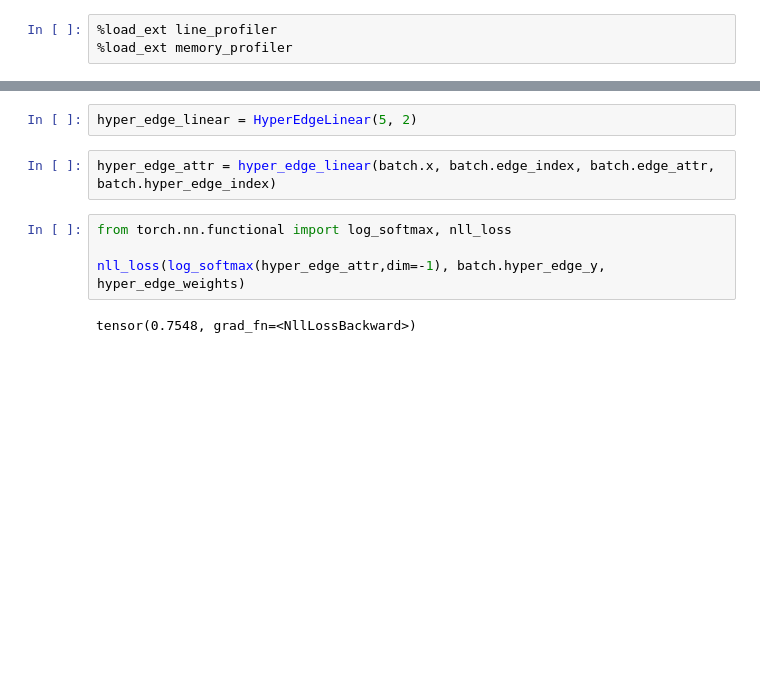
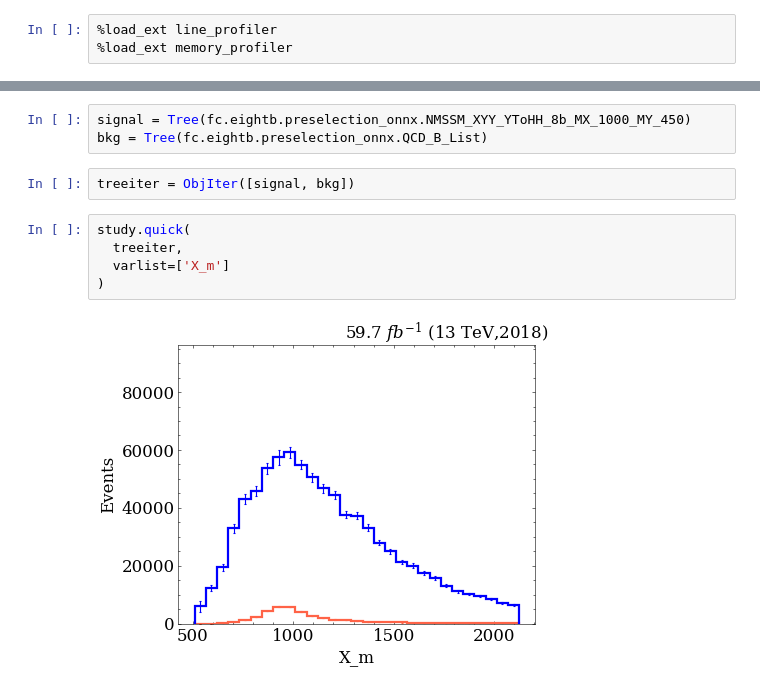
Before and after one commit to ekoenig4/analysis, a Jupyter notebook: jupyter/test_benchmark.ipynb, the cells around one changed output, grey strips where cells are left out. Saved outputs shown, nothing was run; the diff lists cells and outputs as text; blank space fills up the shorter version.

```diff
--- a/jupyter/test_benchmark.ipynb
+++ b/jupyter/test_benchmark.ipynb
@@ -69,10 +26,12 @@ class HyperEdgeLinear(torch.nn.Module):
-# %%
-hyper_edge_linear = HyperEdgeLinear(5, 2)
-# %%
-hyper_edge_attr = hyper_edge_linear(batch.x, batch.edge_index, batch.edge_attr, batch.hyper_edge_index)
-# %%
-from torch.nn.functional import log_softmax, nll_loss
-
-nll_loss(log_softmax(hyper_edge_attr,dim=-1), batch.hyper_edge_y, hyper_edge_weights)
-# %% [output]
-tensor(0.7548, grad_fn=<NllLossBackward>)
+# %%
+signal = Tree(fc.eightb.preselection_onnx.NMSSM_XYY_YToHH_8b_MX_1000_MY_450)
+bkg = Tree(fc.eightb.preselection_onnx.QCD_B_List)
+# %%
+treeiter = ObjIter([signal, bkg])
+# %%
+study.quick(
+  treeiter,
+  varlist=['X_m']
+)
+# %% [output]
+[figure, added]
```
Also changed, not shown: parts of 16 cells of this notebook, 6 other files.
